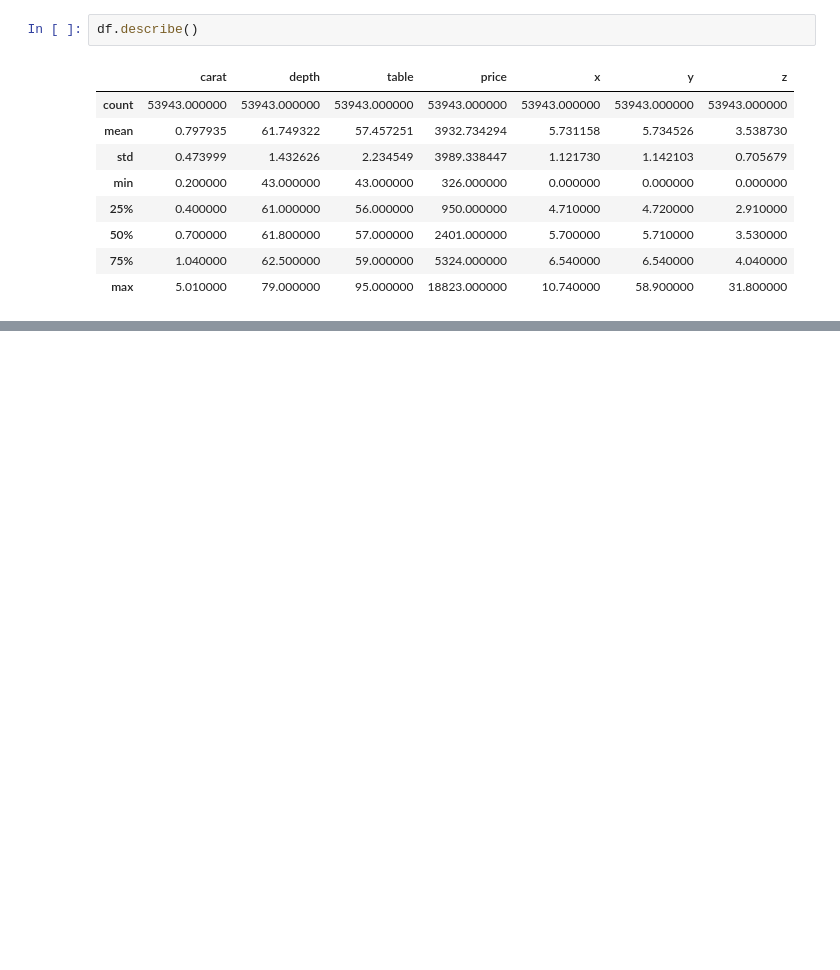
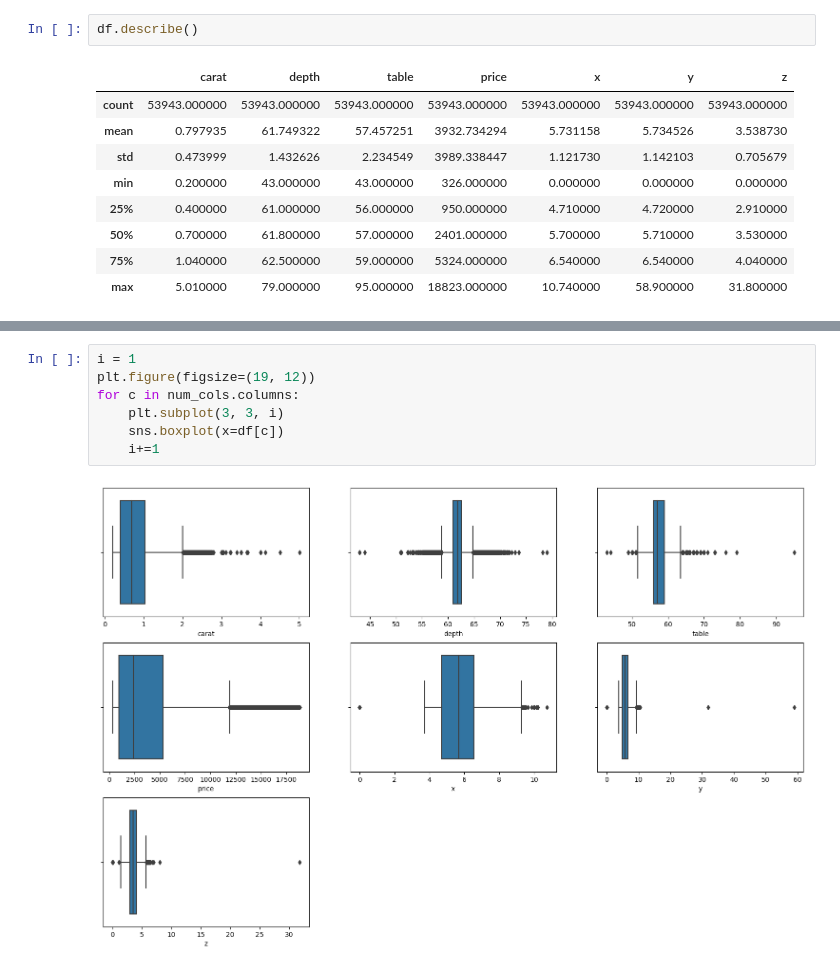
Before and after one commit to CodeFusion-General/diamondprice, a Jupyter notebook: main.ipynb, the cells around one changed output, grey strips where cells are left out. Drawn from its saved outputs; the diff is of its cells as text; blank space fills up the shorter version.

```diff
--- a/main.ipynb
+++ b/main.ipynb
@@ -77,0 +104,9 @@ df.describe()
+# %%
+i = 1
+plt.figure(figsize=(19, 12))
+for c in num_cols.columns:
+    plt.subplot(3, 3, i)
+    sns.boxplot(x=df[c])
+    i+=1
+# %% [output]
+[figure, added]
```
Also changed, not shown: parts of 4 cells of this notebook.
